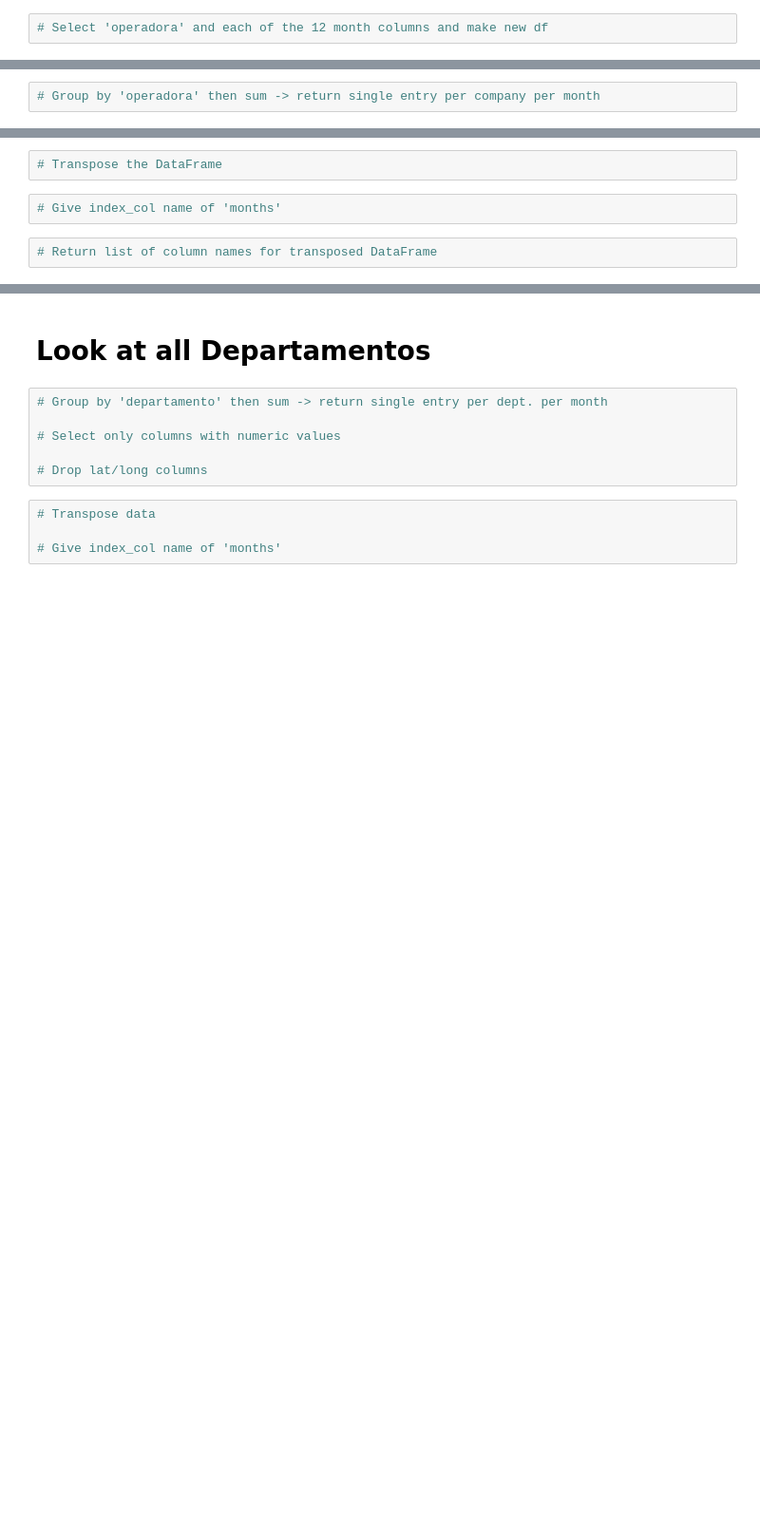
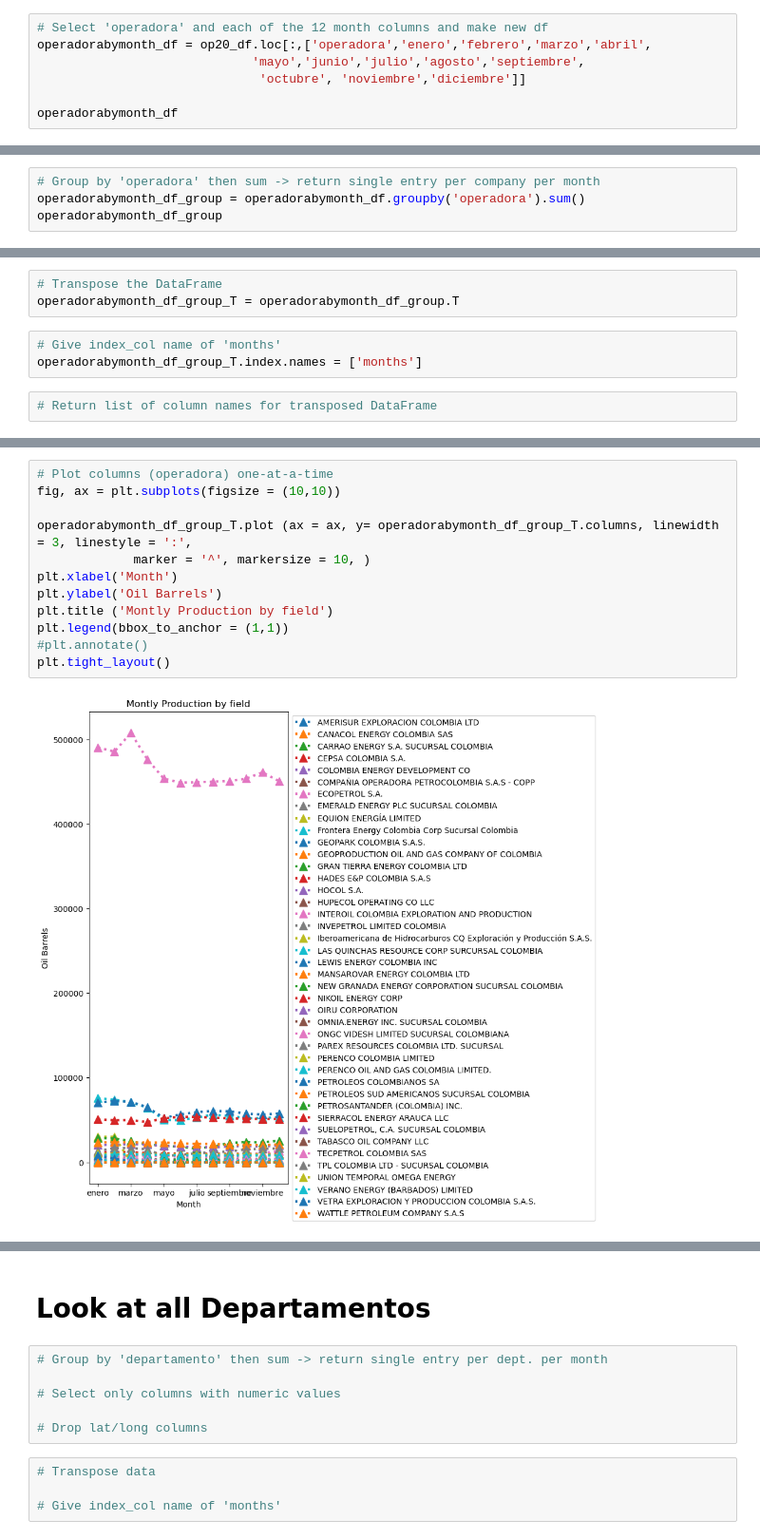
Before and after one commit to fabioaco/02-geopark-pandas-dataframes, a Jupyter notebook: notebooks/02-geopark-pandas-empty.ipynb, the cells around one changed output, grey strips where cells are left out. Shown at 95% size. Drawn from its saved outputs; the diff is of its cells as text; blank space fills up the shorter version.

```diff
--- a/notebooks/02-geopark-pandas-empty.ipynb
+++ b/notebooks/02-geopark-pandas-empty.ipynb
@@ -455,3 +499,8 @@ gpk_campo_group.groupby('enero').mean()
 ## **Look at all operadoras**
 # %%
 # Select 'operadora' and each of the 12 month columns and make new df
+operadorabymonth_df = op20_df.loc[:,['operadora','enero','febrero','marzo','abril',
+                             'mayo','junio','julio','agosto','septiembre',
+                              'octubre', 'noviembre','diciembre']]
+
+operadorabymonth_df
@@ -458,2 +522,4 @@ gpk_campo_group.groupby('enero').mean()
 # %%
 # Group by 'operadora' then sum -> return single entry per company per month
+operadorabymonth_df_group = operadorabymonth_df.groupby('operadora').sum()
+operadorabymonth_df_group
@@ -460,6 +545,8 @@ gpk_campo_group.groupby('enero').mean()
 # %%
 # Transpose the DataFrame
+operadorabymonth_df_group_T = operadorabymonth_df_group.T
 # %%
 # Give index_col name of 'months'
+operadorabymonth_df_group_T.index.names = ['months']
 # %%
 # Return list of column names for transposed DataFrame
@@ -468,2 +553,16 @@ gpk_campo_group.groupby('enero').mean()
+# %%
+# Plot columns (operadora) one-at-a-time
+fig, ax = plt.subplots(figsize = (10,10))
+
+operadorabymonth_df_group_T.plot (ax = ax, y= operadorabymonth_df_group_T.columns, linewidth = 3, linestyle = ':',
+             marker = '^', markersize = 10, )
+plt.xlabel('Month')
+plt.ylabel('Oil Barrels')
+plt.title ('Montly Production by field')
+plt.legend(bbox_to_anchor = (1,1))
+#plt.annotate()
+plt.tight_layout()
+# %% [output]
+[figure, added]
 # %%
 # Drop the outlier ECOPETROL S.A.
```
Also changed, not shown: parts of 15 cells of this notebook.
